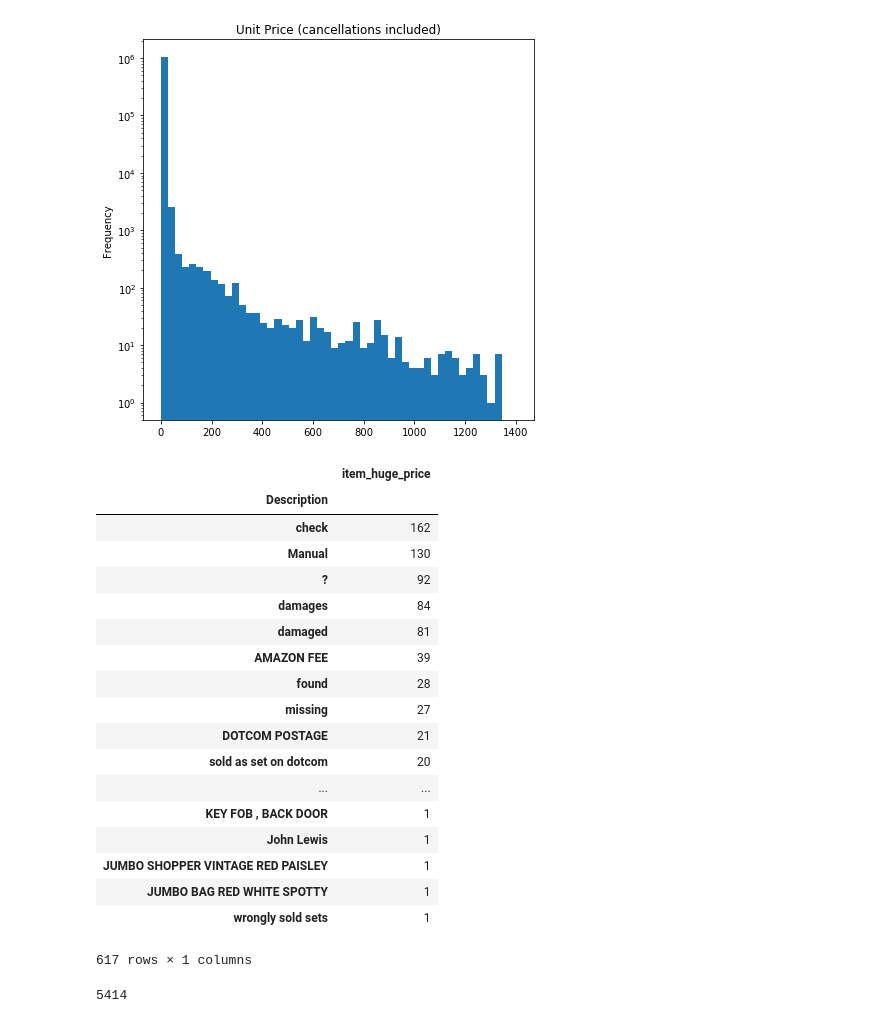
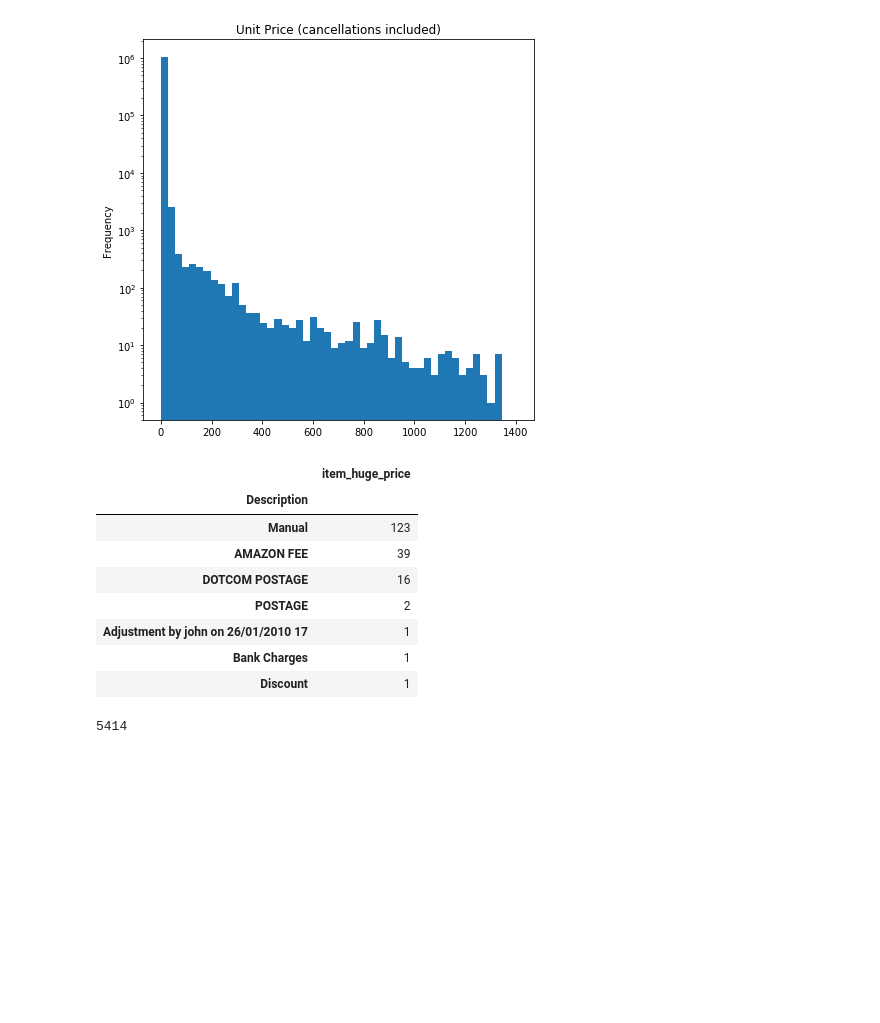
Before and after one commit to franzoni/proton-Hands-on_task_Senior_Data_Scientist, a Jupyter notebook: proton-EDA.ipynb, the cells around one changed output. Cells and saved outputs as stored; diff of their text form; code cells hidden in the pictures; blank space fills up the shorter version.

```diff
--- a/proton-EDA.ipynb
+++ b/proton-EDA.ipynb
@@ -246,36 +245,26 @@ df['Price'].map(lambda p: abs(p)) \
 # %%
 # What are the transactions-or-cancellations above max_item_price
 # see them all
 # df.loc[ (df.Price > max_item_price) | (df.Price < -1*max_item_price) ].head(20000)
 
 # group them by Description to see what they are and how many
-df.loc[ df.IsOrdinaryItem==0 ].groupby('Description').Description.agg([len]) \
+df.loc[ (df.IsOrdinaryItem==0) & (df.Price>0) ].groupby('Description').Description.agg([len]) \
               .rename(columns={"len": "item_huge_price"})            \
               .sort_values(by=['item_huge_price'],ascending=False)
 
 
 # All prices/cancellatons in excess of 1500 are 'special accounting actions',
 # and are not actual goods being purchased
 # %% [output]
 |  | item_huge_price |
 | Description |  |
-| check | 162 |
-| Manual | 130 |
-| ? | 92 |
-| damages | 84 |
-| damaged | 81 |
+| Manual | 123 |
 | AMAZON FEE | 39 |
-| found | 28 |
-| missing | 27 |
-| DOTCOM POSTAGE | 21 |
-| sold as set on dotcom | 20 |
-| ... | ... |
-| KEY FOB , BACK DOOR | 1 |
-| John Lewis | 1 |
-| JUMBO SHOPPER VINTAGE RED PAISLEY | 1 |
-| JUMBO BAG RED WHITE SPOTTY | 1 |
-| wrongly sold sets | 1 |
+| DOTCOM POSTAGE | 16 |
+| POSTAGE | 2 |
+| Adjustment by john on 26/01/2010 17 | 1 |
+| Bank Charges | 1 |
+| Discount | 1 |
-617 rows × 1 columns
 # %%
 # how many ORDINARY items are on the cathalogue, based on unique description and price not set to 0
 len(df.loc[ df.IsOrdinaryItem==1 ].Description.unique())
```
Also changed, not shown: parts of 11 cells of this notebook.
